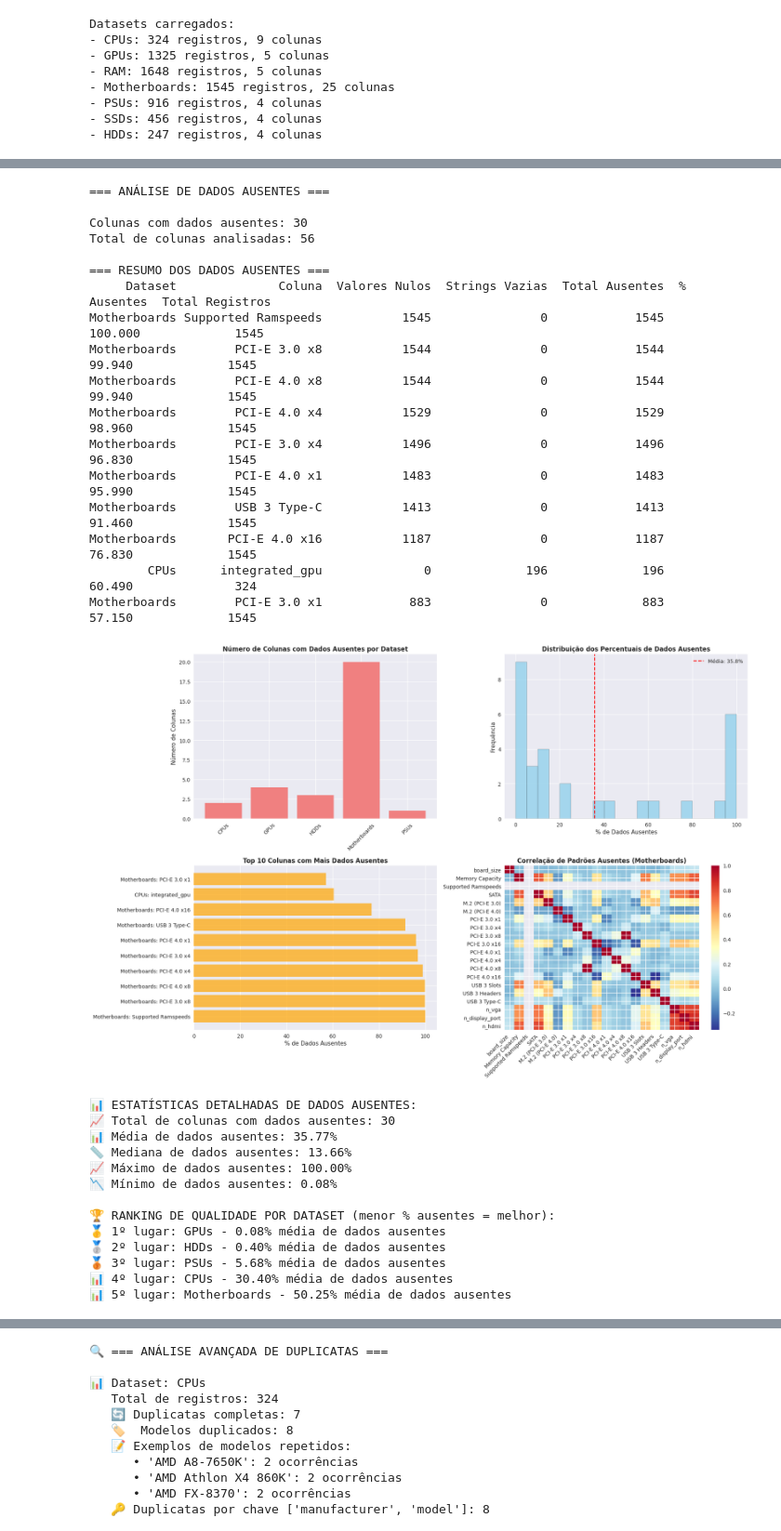
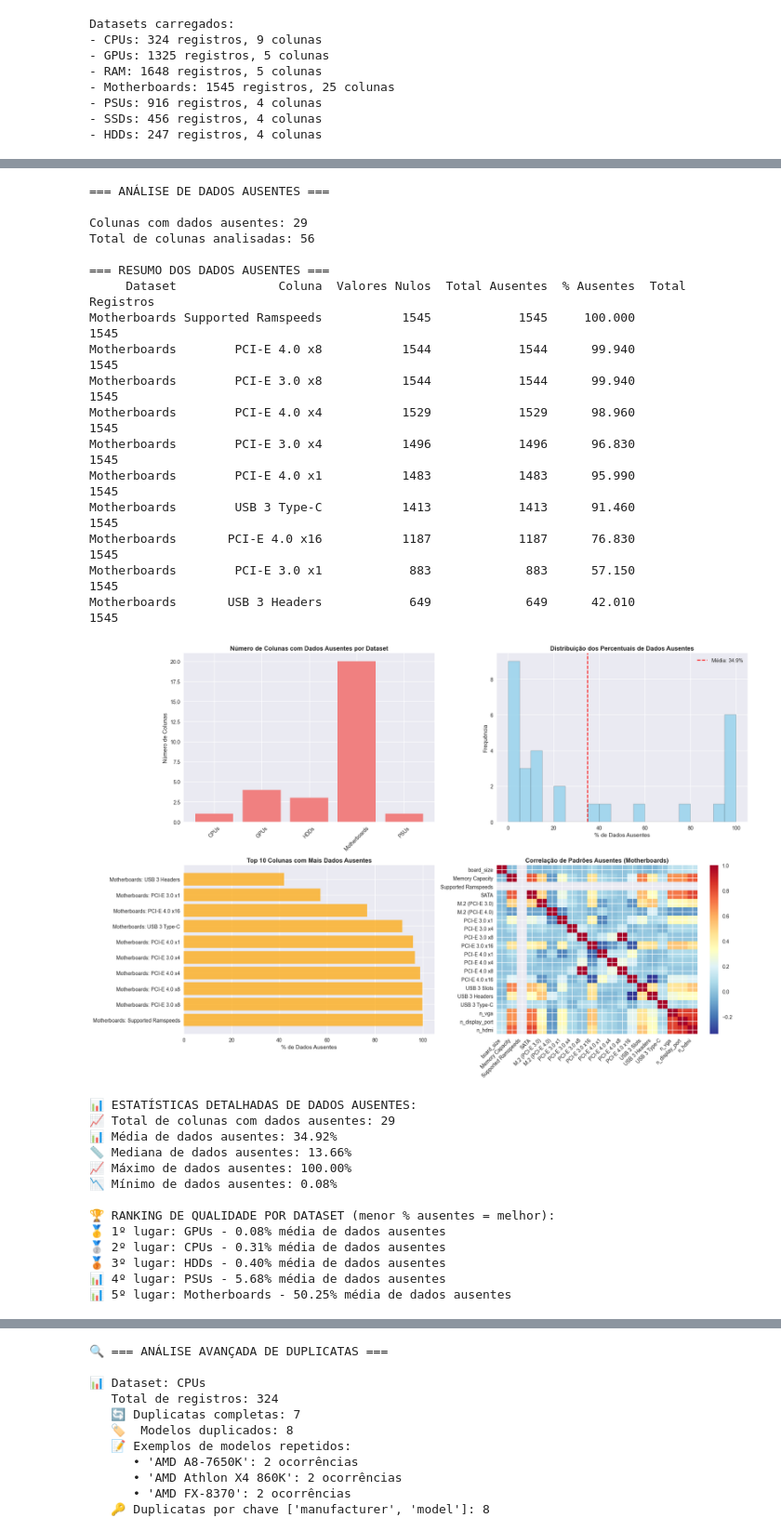
Before and after one commit to JFBatista023/trab_final_topicos, a Jupyter notebook: 02_Qualidade_Dados.ipynb, the cells around one changed output, grey strips where cells are left out. Shown at 93% size. Saved outputs shown, nothing was run; the diff lists cells and outputs as text; code cells hidden in the pictures.

```diff
--- a/02_Qualidade_Dados.ipynb
+++ b/02_Qualidade_Dados.ipynb
@@ -149,15 +149,13 @@ def analisar_dados_ausentes(datasets):
         # Análise por coluna
         for coluna in df.columns:
             nulos = df[coluna].isnull().sum()
-            vazios = (df[coluna] == '').sum() if df[coluna].dtype == 'object' else 0
-            total_ausentes = nulos + vazios
+            total_ausentes = nulos
             percentual = (total_ausentes / len(df)) * 100
 
             resultados.append({
                 'Dataset': nome_dataset,
                 'Coluna': coluna,
                 'Valores Nulos': nulos,
-                'Strings Vazias': vazios,
                 'Total Ausentes': total_ausentes,
                 '% Ausentes': round(percentual, 2),
                 'Total Registros': len(df)
@@ -233,56 +231,56 @@ if len(ausentes_filtrado) > 0:
     else:
         axes[1,1].text(0.5, 0.5, 'Dados insuficientes\npara correlação',
                       ha='center', va='center', transform=axes[1,1].transAxes)
         axes[1,1].set_title('Correlação de Padrões Ausentes', fontweight='bold')
 
     plt.tight_layout()
     plt.show()
 
     # Estatísticas detalhadas
     print(f"\n📊 ESTATÍSTICAS DETALHADAS DE DADOS AUSENTES:")
     print(f"📈 Total de colunas com dados ausentes: {len(ausentes_filtrado)}")
     print(f"📊 Média de dados ausentes: {ausentes_filtrado['% Ausentes'].mean():.2f}%")
     print(f"📏 Mediana de dados ausentes: {ausentes_filtrado['% Ausentes'].median():.2f}%")
     print(f"📈 Máximo de dados ausentes: {ausentes_filtrado['% Ausentes'].max():.2f}%")
     print(f"📉 Mínimo de dados ausentes: {ausentes_filtrado['% Ausentes'].min():.2f}%")
 
     print(f"\n🏆 RANKING DE QUALIDADE POR DATASET (menor % ausentes = melhor):")
     ranking_qualidade = ausentes_filtrado.groupby('Dataset')['% Ausentes'].mean().sort_values()
     for i, (dataset, media) in enumerate(ranking_qualidade.items(), 1):
         emoji = "🥇" if i == 1 else "🥈" if i == 2 else "🥉" if i == 3 else "📊"
         print(f"{emoji} {i}º lugar: {dataset} - {media:.2f}% média de dados ausentes")
 
 else:
     print("\n✅ Nenhum dado ausente encontrado nos datasets!")
 # %% [output]
 === ANÁLISE DE DADOS AUSENTES ===
 
-Colunas com dados ausentes: 30
+Colunas com dados ausentes: 29
 Total de colunas analisadas: 56
 
 === RESUMO DOS DADOS AUSENTES ===
-     Dataset              Coluna  Valores Nulos  Strings Vazias  Total Ausentes  % Ausentes  Total Registros
-Motherboards Supported Ramspeeds           1545               0            1545     100.000             1545
-Motherboards        PCI-E 3.0 x8           1544               0            1544      99.940             1545
-Motherboards        PCI-E 4.0 x8           1544               0            1544      99.940             1545
-Motherboards        PCI-E 4.0 x4           1529               0            1529      98.960             1545
-Motherboards        PCI-E 3.0 x4           1496               0            1496      96.830             1545
-Motherboards        PCI-E 4.0 x1           1483               0            1483      95.990             1545
-Motherboards        USB 3 Type-C           1413               0            1413      91.460             1545
-Motherboards       PCI-E 4.0 x16           1187               0            1187      76.830             1545
-        CPUs      integrated_gpu              0             196             196      60.490              324
-Motherboards        PCI-E 3.0 x1            883               0             883      57.150             1545
+     Dataset              Coluna  Valores Nulos  Total Ausentes  % Ausentes  Total Registros
+Motherboards Supported Ramspeeds           1545            1545     100.000             1545
+Motherboards        PCI-E 4.0 x8           1544            1544      99.940             1545
+Motherboards        PCI-E 3.0 x8           1544            1544      99.940             1545
+Motherboards        PCI-E 4.0 x4           1529            1529      98.960             1545
+Motherboards        PCI-E 3.0 x4           1496            1496      96.830             1545
+Motherboards        PCI-E 4.0 x1           1483            1483      95.990             1545
+Motherboards        USB 3 Type-C           1413            1413      91.460             1545
+Motherboards       PCI-E 4.0 x16           1187            1187      76.830             1545
+Motherboards        PCI-E 3.0 x1            883             883      57.150             1545
+Motherboards       USB 3 Headers            649             649      42.010             1545
-[figure, old version]
+[figure, new version]
 📊 ESTATÍSTICAS DETALHADAS DE DADOS AUSENTES:
-📈 Total de colunas com dados ausentes: 30
-📊 Média de dados ausentes: 35.77%
+📈 Total de colunas com dados ausentes: 29
+📊 Média de dados ausentes: 34.92%
 📏 Mediana de dados ausentes: 13.66%
 📈 Máximo de dados ausentes: 100.00%
 📉 Mínimo de dados ausentes: 0.08%
 
 🏆 RANKING DE QUALIDADE POR DATASET (menor % ausentes = melhor):
 🥇 1º lugar: GPUs - 0.08% média de dados ausentes
-🥈 2º lugar: HDDs - 0.40% média de dados ausentes
-🥉 3º lugar: PSUs - 5.68% média de dados ausentes
-📊 4º lugar: CPUs - 30.40% média de dados ausentes
+🥈 2º lugar: CPUs - 0.31% média de dados ausentes
+🥉 3º lugar: HDDs - 0.40% média de dados ausentes
+📊 4º lugar: PSUs - 5.68% média de dados ausentes
 📊 5º lugar: Motherboards - 50.25% média de dados ausentes
```
Also changed, not shown: parts of 15 cells of this notebook, 4 other files.
